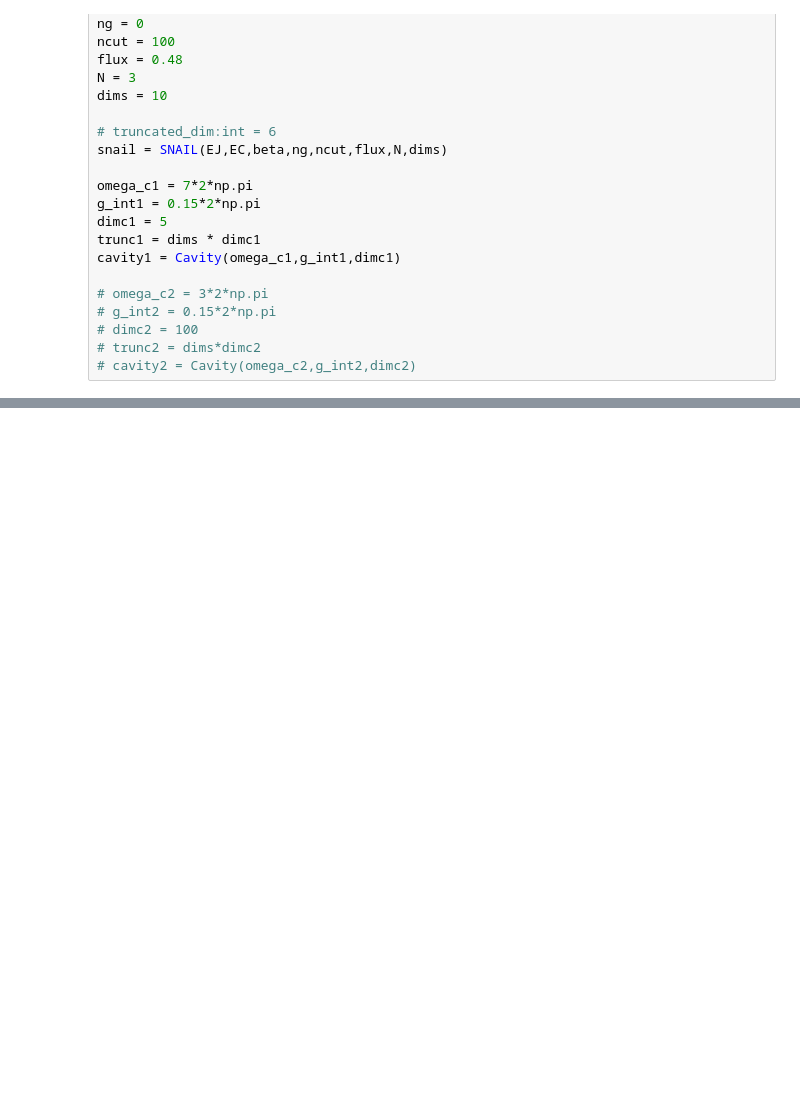
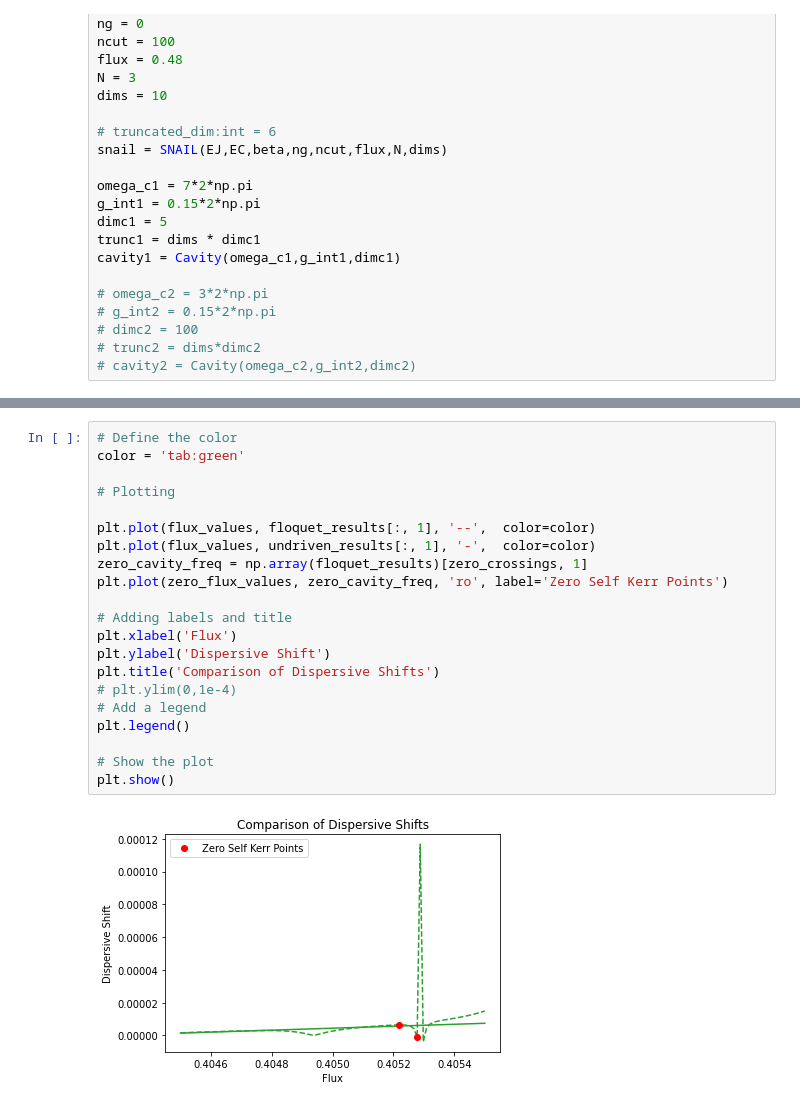
Before and after one commit to yunweilu/SNAIL, a Jupyter notebook: charge-coupling/Sweetspot/snailc_floquet-Copy2.ipynb, the cells around one changed output, grey strips where cells are left out. Cells and saved outputs as stored; diff of their text form; blank space fills up the shorter version.

```diff
--- a/charge-coupling/Sweetspot/snailc_floquet-Copy2.ipynb
+++ b/charge-coupling/Sweetspot/snailc_floquet-Copy2.ipynb
@@ -399 +399,24 @@ plt.show()
+# %%
+# Define the color
+color = 'tab:green'
+
+# Plotting
+
+plt.plot(flux_values, floquet_results[:, 1], '--',  color=color)
+plt.plot(flux_values, undriven_results[:, 1], '-',  color=color)
+zero_cavity_freq = np.array(floquet_results)[zero_crossings, 1]
+plt.plot(zero_flux_values, zero_cavity_freq, 'ro', label='Zero Self Kerr Points')
+
+# Adding labels and title
+plt.xlabel('Flux')
+plt.ylabel('Dispersive Shift')
+plt.title('Comparison of Dispersive Shifts')
+# plt.ylim(0,1e-4)
+# Add a legend
+plt.legend()
+
+# Show the plot
+plt.show()
+# %% [output]
+[figure, added]
 # %%
```
Also changed, not shown: parts of 12 cells of this notebook, 57 other files.
